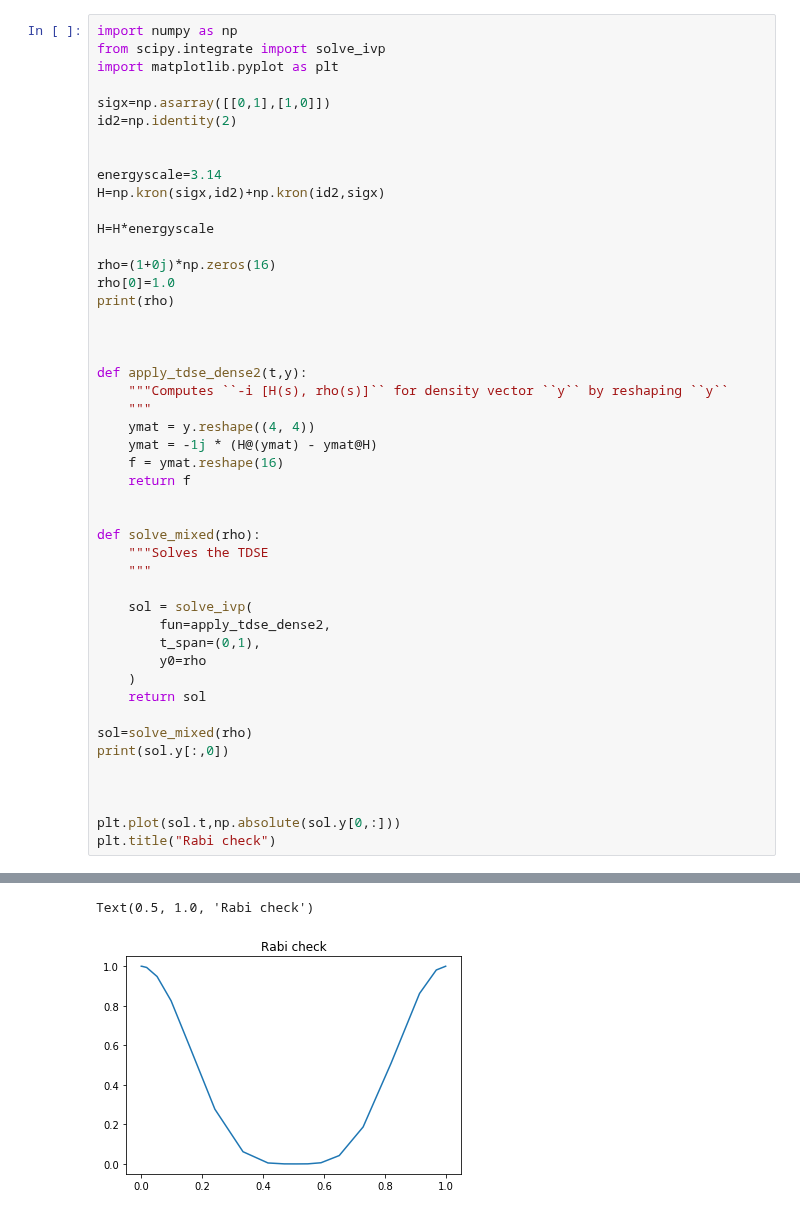
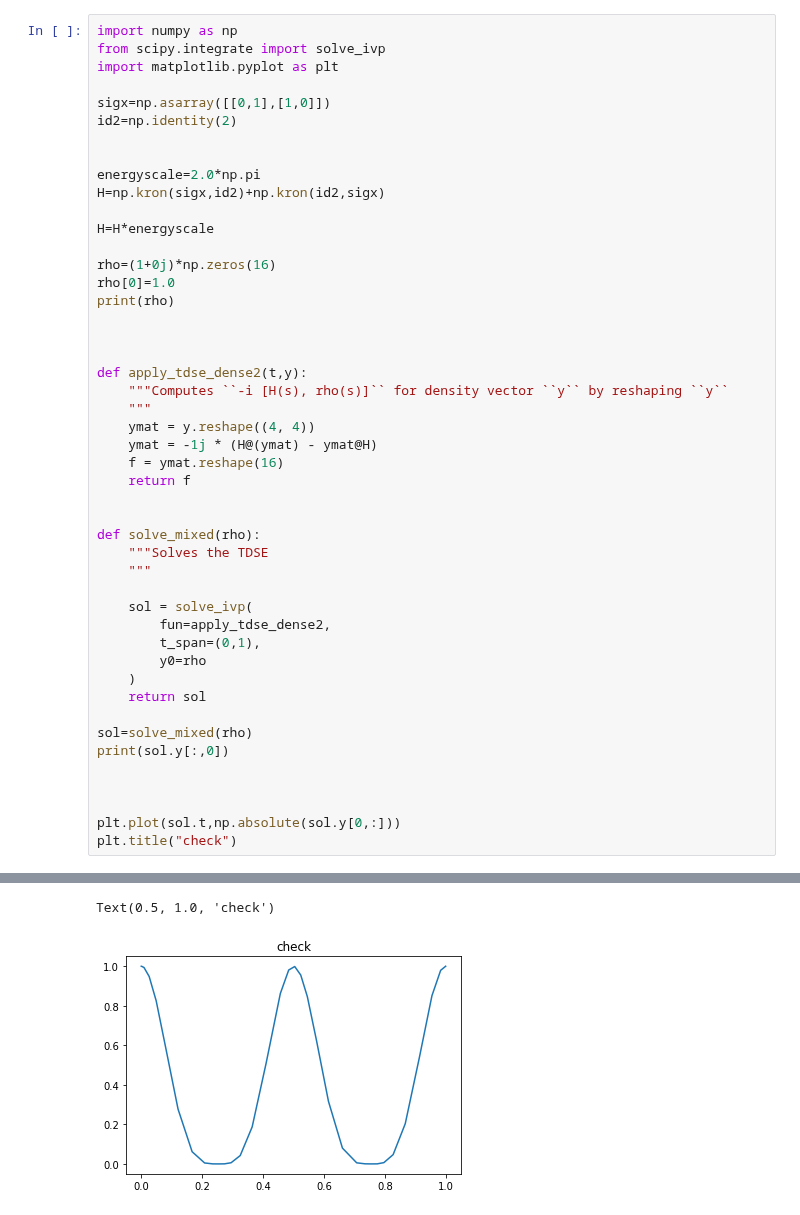
Before and after one commit to cchang5/quantum_linear_programming, a Jupyter notebook: notebooks/cleantest.ipynb, the cells around one changed output, grey strips where cells are left out. Saved outputs shown, nothing was run; the diff lists cells and outputs as text.

Commit message:
checking codes

```diff
--- a/notebooks/cleantest.ipynb
+++ b/notebooks/cleantest.ipynb
@@ -7,7 +7,7 @@ sigx=np.asarray([[0,1],[1,0]])
 id2=np.identity(2)
 
 
-energyscale=3.14
+energyscale=2.0*np.pi
 H=np.kron(sigx,id2)+np.kron(id2,sigx)
 
 H=H*energyscale
@@ -22,33 +22,33 @@ def apply_tdse_dense2(t,y):
     """Computes ``-i [H(s), rho(s)]`` for density vector ``y`` by reshaping ``y``
     """
     ymat = y.reshape((4, 4))
     ymat = -1j * (H@(ymat) - ymat@H)
     f = ymat.reshape(16)
     return f
 
 
 def solve_mixed(rho):
     """Solves the TDSE
     """
 
     sol = solve_ivp(
         fun=apply_tdse_dense2,
         t_span=(0,1),
         y0=rho
     )
     return sol
 
 sol=solve_mixed(rho)
 print(sol.y[:,0])
 
 
 
 plt.plot(sol.t,np.absolute(sol.y[0,:]))
-plt.title("Rabi check")
+plt.title("check")
 # %% [output]
 [1.+0.j 0.+0.j 0.+0.j 0.+0.j 0.+0.j 0.+0.j 0.+0.j 0.+0.j 0.+0.j 0.+0.j
  0.+0.j 0.+0.j 0.+0.j 0.+0.j 0.+0.j 0.+0.j]
 [1.+0.j 0.+0.j 0.+0.j 0.+0.j 0.+0.j 0.+0.j 0.+0.j 0.+0.j 0.+0.j 0.+0.j
  0.+0.j 0.+0.j 0.+0.j 0.+0.j 0.+0.j 0.+0.j]
-Text(0.5, 1.0, 'Rabi check')
+Text(0.5, 1.0, 'check')
-[figure, old version]
+[figure, new version]
```
Also changed, not shown: 1 other file.
